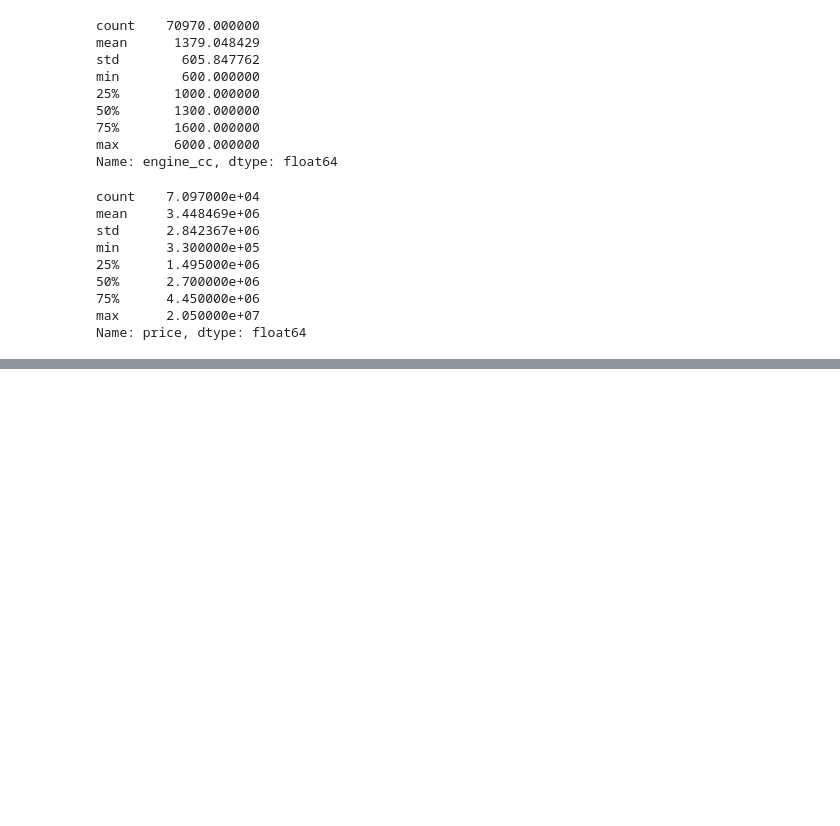
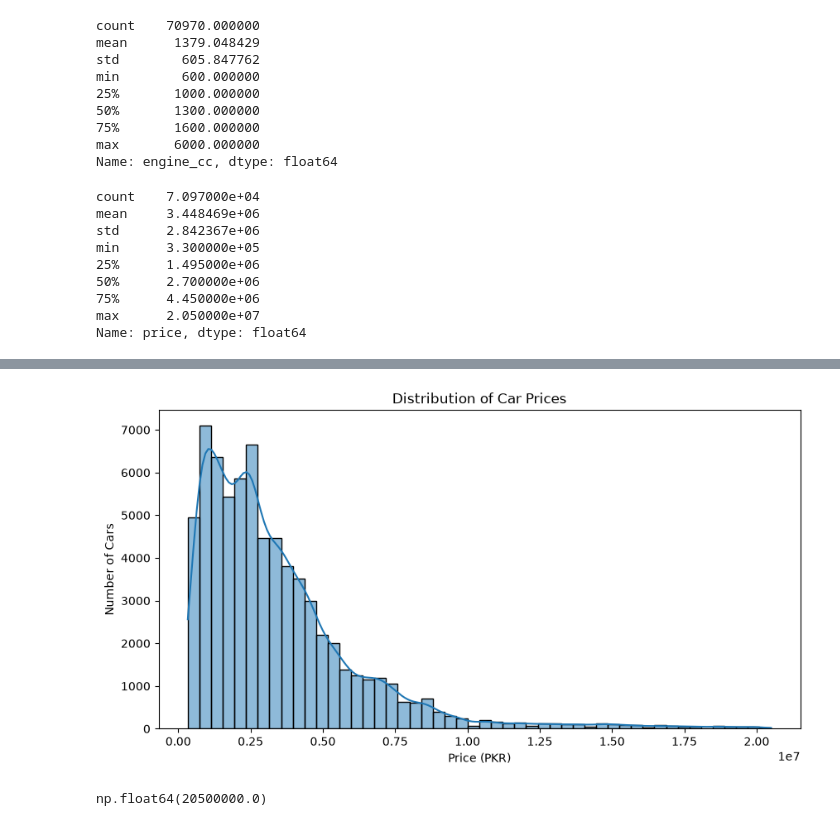
Before and after one commit to momina-mushtaq/pakistan-car-price-predictor, a Jupyter notebook: notebooks/EDA.ipynb, the cells around one changed output, grey strips where cells are left out. Saved outputs shown, nothing was run; the diff lists cells and outputs as text; code cells hidden in the pictures; blank space fills up the shorter version.

Commit message:
Added EDA graphs using cleaned dataset

```diff
--- a/notebooks/EDA.ipynb
+++ b/notebooks/EDA.ipynb
@@ -267,0 +272,22 @@ Name: price, dtype: float64
+# %%
+import pandas as pd
+df = pd.read_csv("../data/cleaned_cars.csv")
+# %%
+import matplotlib.pyplot as plt
+import seaborn as sns
+
+plt.figure(figsize=(10,5))
+
+sns.histplot(df["price"], bins=50, kde=True)
+
+plt.title("Distribution of Car Prices")
+plt.xlabel("Price (PKR)")
+plt.ylabel("Number of Cars")
+
+plt.show()
+# %% [output]
+[figure, added]
+# %%
+df["price"].max()
+# %% [output]
+np.float64(20500000.0)
```
Also changed, not shown: parts of 16 cells of this notebook.
